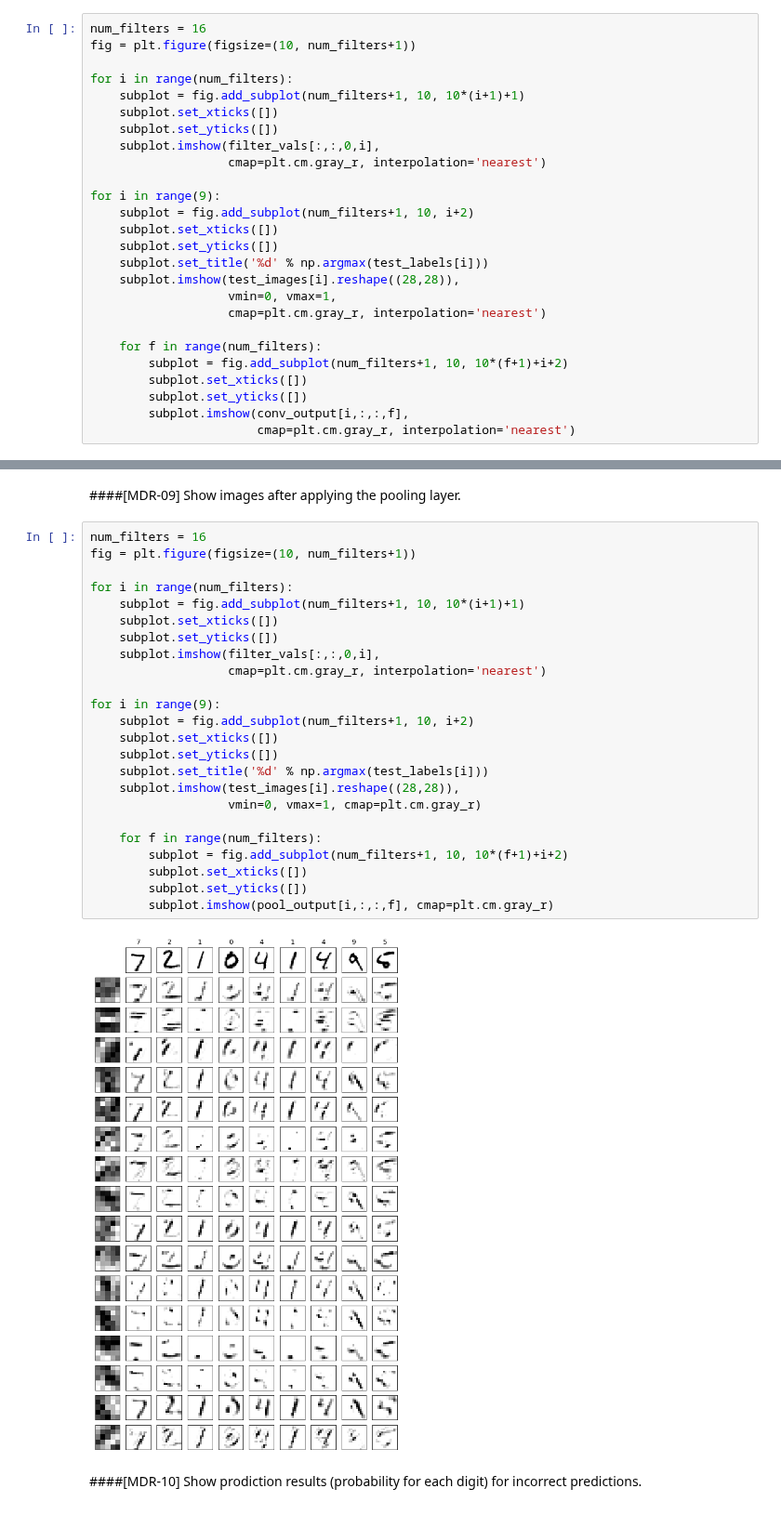
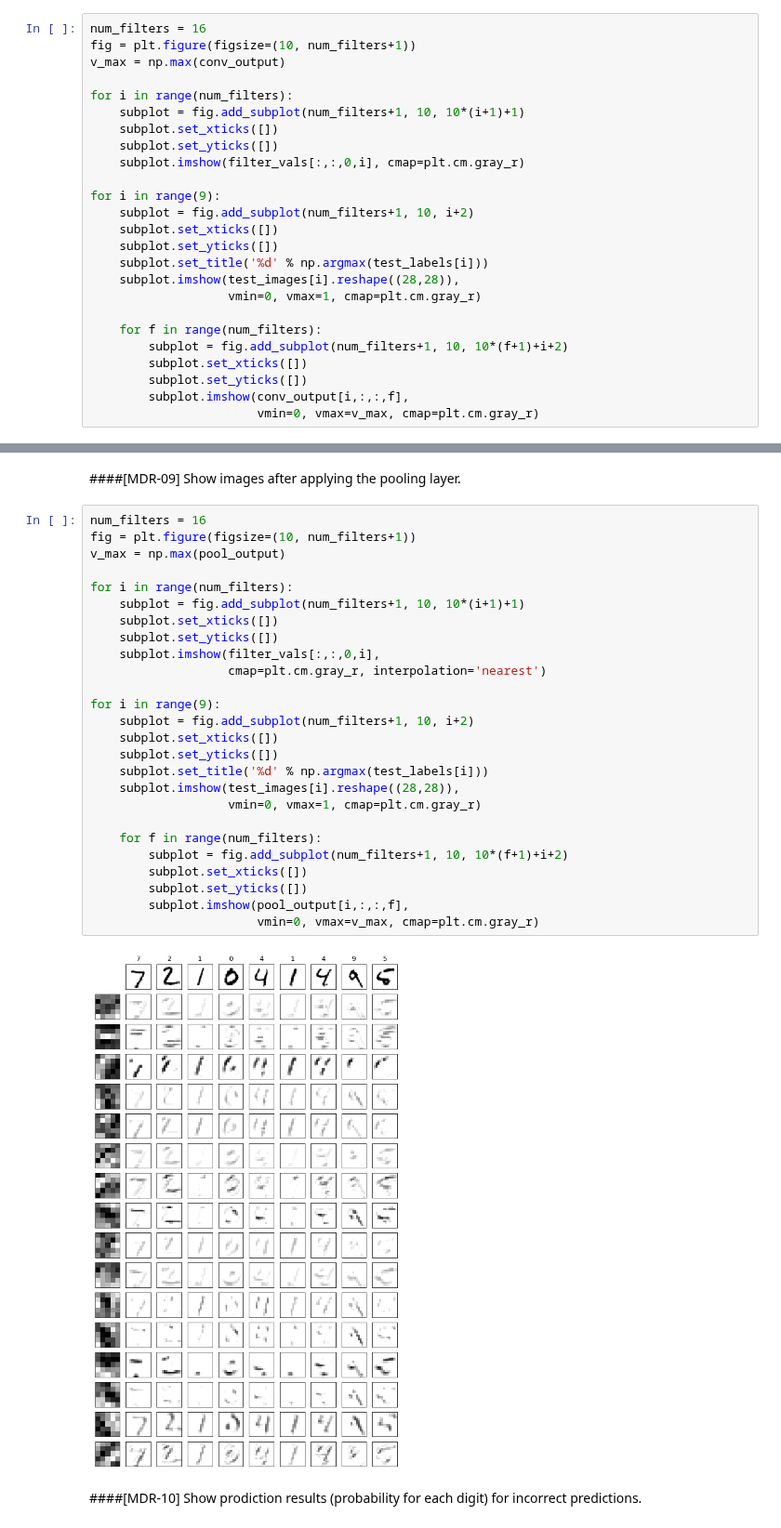
Before and after one commit to enakai00/colab_tfbook, a Jupyter notebook: Chapter04/5. MNIST dynamic filter classification result.ipynb, the cells around one changed output, grey strips where cells are left out. Shown at 93% size. Cells and saved outputs as stored; diff of their text form.

```diff
--- a/Chapter04/5. MNIST dynamic filter classification result.ipynb
+++ b/Chapter04/5. MNIST dynamic filter classification result.ipynb
@@ -86,13 +85,13 @@ Show images after applying the convolutional filters.
 # %%
 num_filters = 16
 fig = plt.figure(figsize=(10, num_filters+1))
+v_max = np.max(conv_output)
 
 for i in range(num_filters):
     subplot = fig.add_subplot(num_filters+1, 10, 10*(i+1)+1)
     subplot.set_xticks([])
     subplot.set_yticks([])
-    subplot.imshow(filter_vals[:,:,0,i],
-                   cmap=plt.cm.gray_r, interpolation='nearest')
+    subplot.imshow(filter_vals[:,:,0,i], cmap=plt.cm.gray_r)
 
 for i in range(9):
     subplot = fig.add_subplot(num_filters+1, 10, i+2)
@@ -100,13 +99,12 @@ for i in range(9):
     subplot.set_yticks([])
     subplot.set_title('%d' % np.argmax(test_labels[i]))
     subplot.imshow(test_images[i].reshape((28,28)),
-                   vmin=0, vmax=1,
-                   cmap=plt.cm.gray_r, interpolation='nearest')
+                   vmin=0, vmax=1, cmap=plt.cm.gray_r)
 
     for f in range(num_filters):
         subplot = fig.add_subplot(num_filters+1, 10, 10*(f+1)+i+2)
         subplot.set_xticks([])
         subplot.set_yticks([])
         subplot.imshow(conv_output[i,:,:,f],
-                       cmap=plt.cm.gray_r, interpolation='nearest')
+                       vmin=0, vmax=v_max, cmap=plt.cm.gray_r)
 # %% [output]
@@ -117,29 +115,31 @@ Show images after applying the pooling layer.
 # %%
 num_filters = 16
 fig = plt.figure(figsize=(10, num_filters+1))
+v_max = np.max(pool_output)
 
 for i in range(num_filters):
     subplot = fig.add_subplot(num_filters+1, 10, 10*(i+1)+1)
     subplot.set_xticks([])
     subplot.set_yticks([])
     subplot.imshow(filter_vals[:,:,0,i],
                    cmap=plt.cm.gray_r, interpolation='nearest')
 
 for i in range(9):
     subplot = fig.add_subplot(num_filters+1, 10, i+2)
     subplot.set_xticks([])
     subplot.set_yticks([])
     subplot.set_title('%d' % np.argmax(test_labels[i]))
     subplot.imshow(test_images[i].reshape((28,28)),
                    vmin=0, vmax=1, cmap=plt.cm.gray_r)
 
     for f in range(num_filters):
         subplot = fig.add_subplot(num_filters+1, 10, 10*(f+1)+i+2)
         subplot.set_xticks([])
         subplot.set_yticks([])
-        subplot.imshow(pool_output[i,:,:,f], cmap=plt.cm.gray_r)
+        subplot.imshow(pool_output[i,:,:,f],
+                       vmin=0, vmax=v_max, cmap=plt.cm.gray_r)
 # %% [output]
-[figure, old version]
+[figure, new version]
 # %% [markdown]
 ####[MDR-10]
 Show prodiction results (probability for each digit) for incorrect predictions.
```
Also changed, not shown: parts of 5 cells of this notebook, 1 other file.
